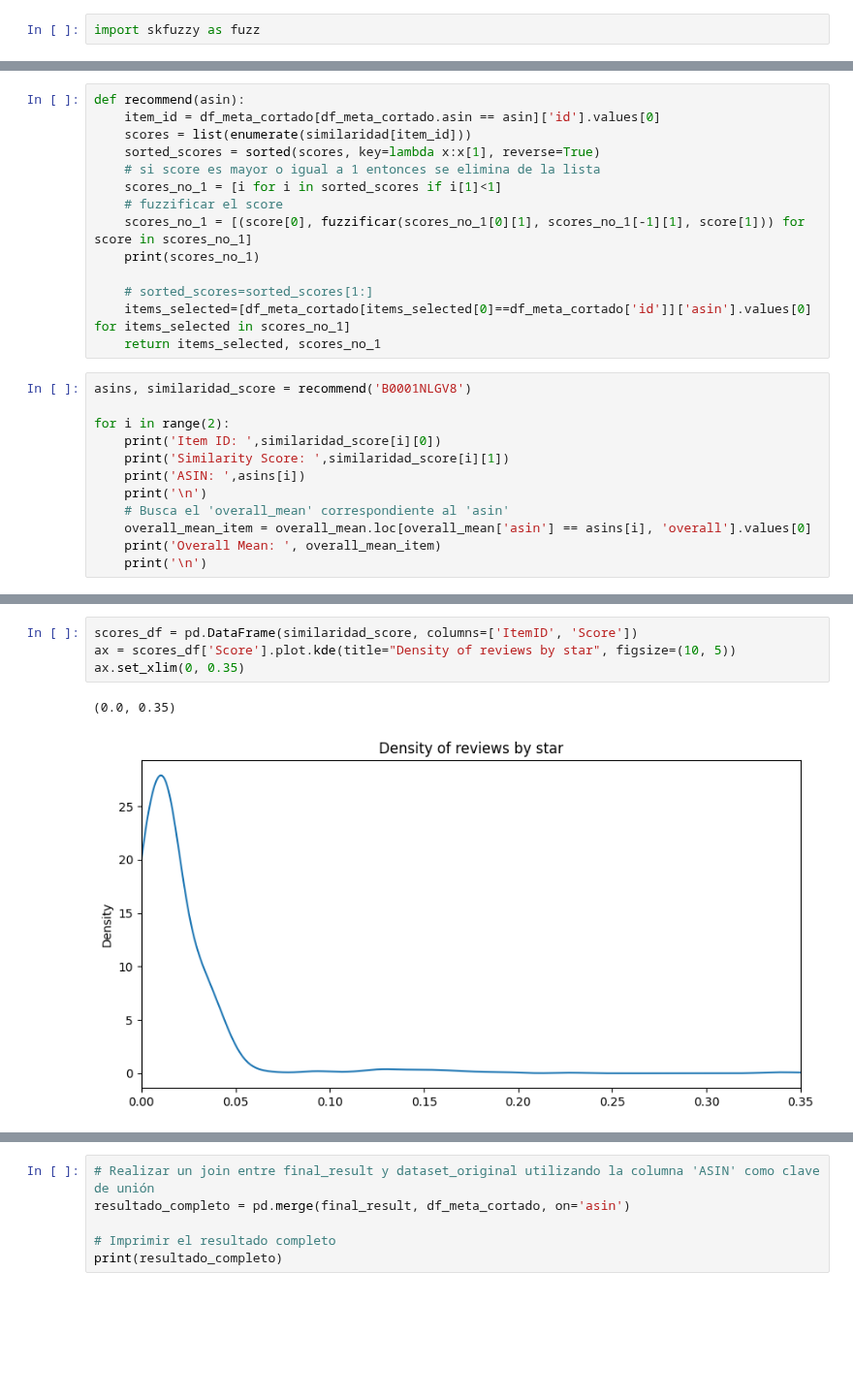
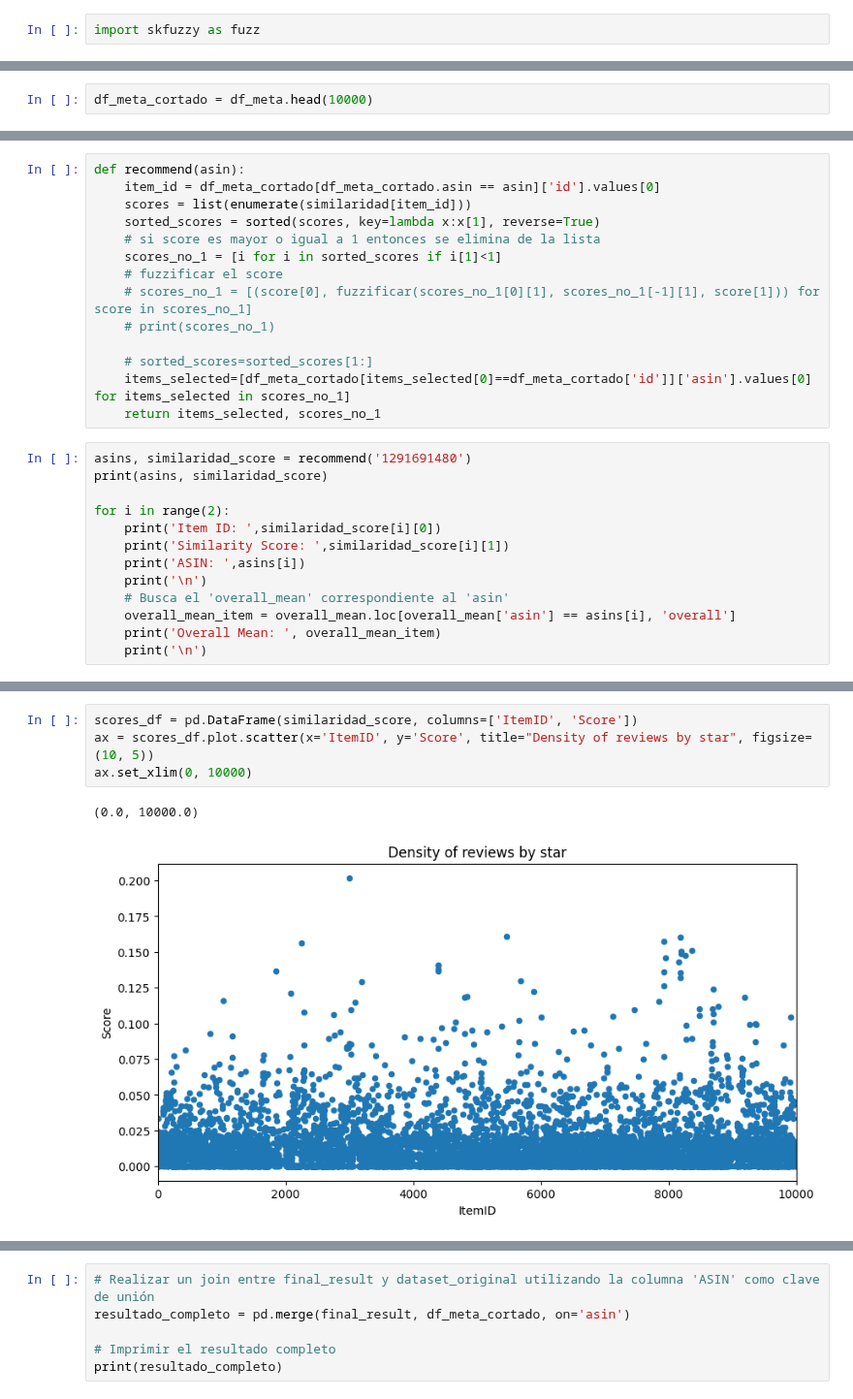
Before and after one commit to EmilioGinzo/fuzzy-recommendation-system-, a Jupyter notebook: analisis.ipynb, the cells around one changed output, grey strips where cells are left out. Shown at 97% size. Cells and saved outputs as stored; diff of their text form; blank space fills up the shorter version.

```diff
--- a/analisis.ipynb
+++ b/analisis.ipynb
@@ -160,3 +160,5 @@ import skfuzzy as fuzz
+# %%
+df_meta_cortado = df_meta.head(10000)
 # %%
 vecs = vec.fit_transform(df_meta_cortado['combined_text'].apply(lambda x: np.str_(x)))
 vecs.shape
@@ -207,14 +225,15 @@ def recommend(asin):
     # si score es mayor o igual a 1 entonces se elimina de la lista
     scores_no_1 = [i for i in sorted_scores if i[1]<1]
     # fuzzificar el score
-    scores_no_1 = [(score[0], fuzzificar(scores_no_1[0][1], scores_no_1[-1][1], score[1])) for score in scores_no_1]
-    print(scores_no_1)
+    # scores_no_1 = [(score[0], fuzzificar(scores_no_1[0][1], scores_no_1[-1][1], score[1])) for score in scores_no_1]
+    # print(scores_no_1)
 
     # sorted_scores=sorted_scores[1:]
     items_selected=[df_meta_cortado[items_selected[0]==df_meta_cortado['id']]['asin'].values[0] for items_selected in scores_no_1]
     return items_selected, scores_no_1
 # %%
-asins, similaridad_score = recommend('B0001NLGV8')
+asins, similaridad_score = recommend('1291691480')
+print(asins, similaridad_score)
 
 for i in range(2):
     print('Item ID: ',similaridad_score[i][0])
@@ -222,7 +241,7 @@ for i in range(2):
     print('ASIN: ',asins[i])
     print('\n')
     # Busca el 'overall_mean' correspondiente al 'asin'
-    overall_mean_item = overall_mean.loc[overall_mean['asin'] == asins[i], 'overall'].values[0]
+    overall_mean_item = overall_mean.loc[overall_mean['asin'] == asins[i], 'overall']
     print('Overall Mean: ', overall_mean_item)
     print('\n')
 # %% [output]
@@ -244,8 +249,8 @@ Overall Mean:  3.0
 # %%
 scores_df = pd.DataFrame(similaridad_score, columns=['ItemID', 'Score'])
-ax = scores_df['Score'].plot.kde(title="Density of reviews by star", figsize=(10, 5))
-ax.set_xlim(0, 0.35)
+ax = scores_df.plot.scatter(x='ItemID', y='Score', title="Density of reviews by star", figsize=(10, 5))
+ax.set_xlim(0, 10000)
 # %% [output]
-(0.0, 0.35)
+(0.0, 10000.0)
-[figure, old version]
+[figure, new version]
 # %%
```
Also changed, not shown: parts of 11 cells of this notebook.
